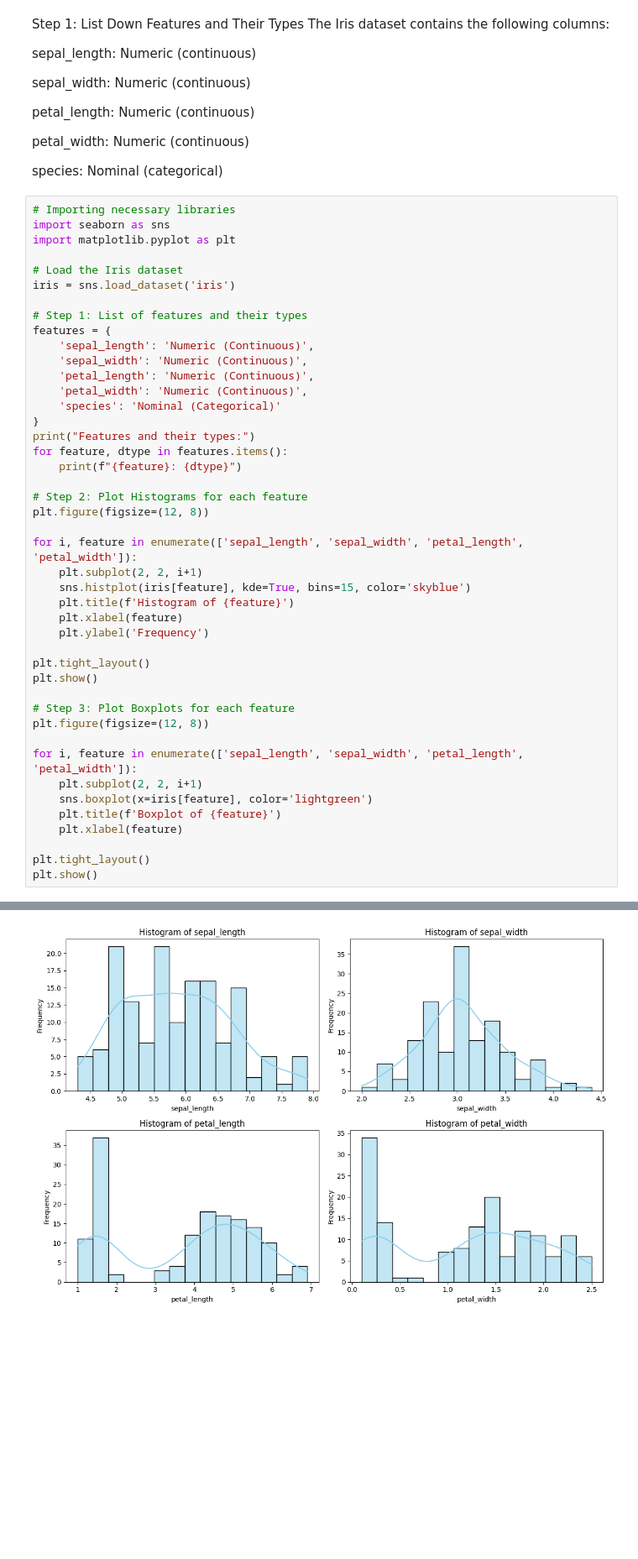
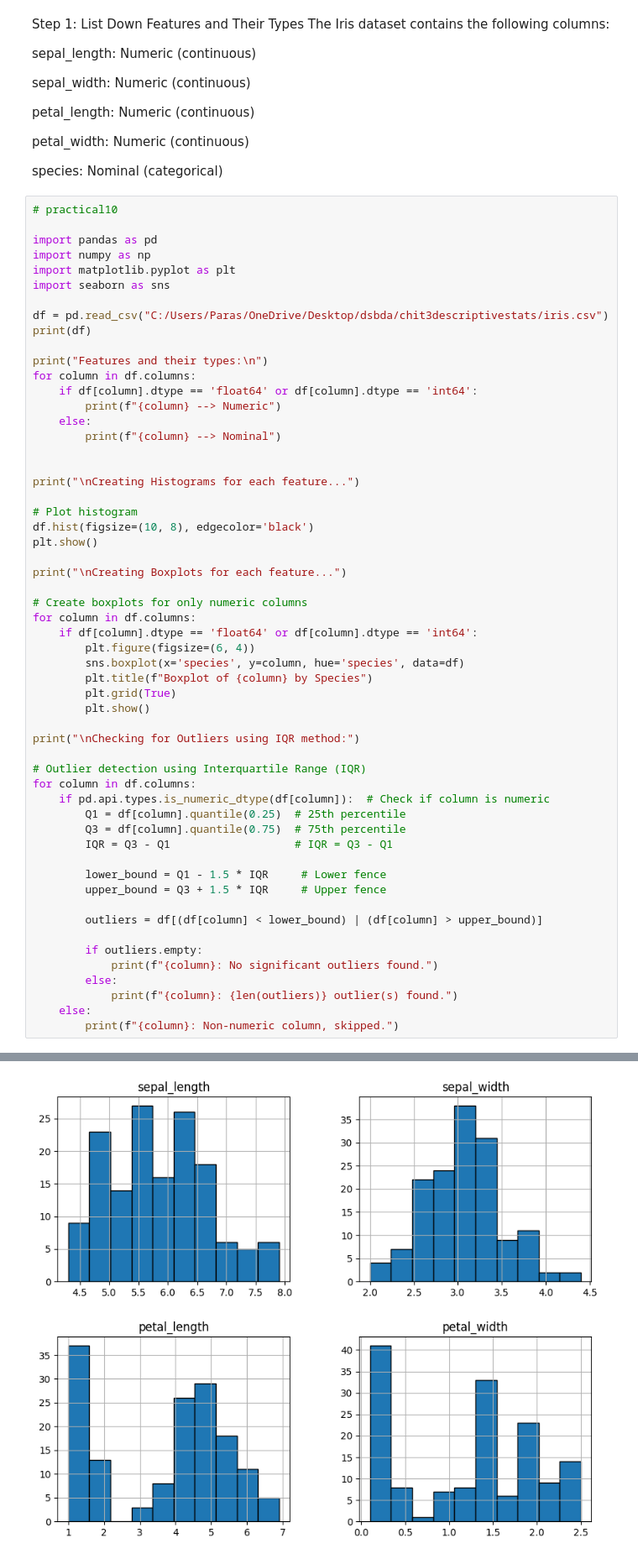
Before and after one commit to shreyapmahajan20/d, a Jupyter notebook: chit10_datavisualization3.ipynb, the cells around one changed output, grey strips where cells are left out. Shown at 84% size. Saved outputs shown, nothing was run; the diff lists cells and outputs as text; blank space fills up the shorter version.

```diff
--- a/chit10_datavisualization3.ipynb
+++ b/chit10_datavisualization3.ipynb
@@ -12,47 +12,59 @@ petal_width: Numeric (continuous)
 
 species: Nominal (categorical)
 # %%
-# Importing necessary libraries
+# practical10
+
+import pandas as pd
+import numpy as np
+import matplotlib.pyplot as plt
 import seaborn as sns
-import matplotlib.pyplot as plt
 
-# Load the Iris dataset
-iris = sns.load_dataset('iris')
+df = pd.read_csv("C:/Users/Paras/OneDrive/Desktop/dsbda/chit3descriptivestats/iris.csv")
+print(df)
 
-# Step 1: List of features and their types
-features = {
-    'sepal_length': 'Numeric (Continuous)',
-    'sepal_width': 'Numeric (Continuous)',
-    'petal_length': 'Numeric (Continuous)',
-    'petal_width': 'Numeric (Continuous)',
-    'species': 'Nominal (Categorical)'
-}
-print("Features and their types:")
-for feature, dtype in features.items():
-    print(f"{feature}: {dtype}")
+print("Features and their types:\n")
+for column in df.columns:
+    if df[column].dtype == 'float64' or df[column].dtype == 'int64':
+        print(f"{column} --> Numeric")
+    else:
+        print(f"{column} --> Nominal")
 
-# Step 2: Plot Histograms for each feature
-plt.figure(figsize=(12, 8))
 
-for i, feature in enumerate(['sepal_length', 'sepal_width', 'petal_length', 'petal_width']):
-    plt.subplot(2, 2, i+1)
-    sns.histplot(iris[feature], kde=True, bins=15, color='skyblue')
-    plt.title(f'Histogram of {feature}')
-    plt.xlabel(feature)
-    plt.ylabel('Frequency')
+print("\nCreating Histograms for each feature...")
 
-plt.tight_layout()
+# Plot histogram
+df.hist(figsize=(10, 8), edgecolor='black')
 plt.show()
 
-# Step 3: Plot Boxplots for each feature
-plt.figure(figsize=(12, 8))
+print("\nCreating Boxplots for each feature...")
 
-for i, feature in enumerate(['sepal_length', 'sepal_width', 'petal_length', 'petal_width']):
-    plt.subplot(2, 2, i+1)
-    sns.boxplot(x=iris[feature], color='lightgreen')
-    plt.title(f'Boxplot of {feature}')
-    plt.xlabel(feature)
+# Create boxplots for only numeric columns
+for column in df.columns:
+    if df[column].dtype == 'float64' or df[column].dtype == 'int64':
+        plt.figure(figsize=(6, 4))
+        sns.boxplot(x='species', y=column, hue='species', data=df)
+        plt.title(f"Boxplot of {column} by Species")
+        plt.grid(True)
+        plt.show()
 
-plt.tight_layout()
-plt.show()
+print("\nChecking for Outliers using IQR method:")
+
+# Outlier detection using Interquartile Range (IQR)
+for column in df.columns:
+    if pd.api.types.is_numeric_dtype(df[column]):  # Check if column is numeric
+        Q1 = df[column].quantile(0.25)  # 25th percentile
+        Q3 = df[column].quantile(0.75)  # 75th percentile
+        IQR = Q3 - Q1                   # IQR = Q3 - Q1
+
+        lower_bound = Q1 - 1.5 * IQR     # Lower fence
+        upper_bound = Q3 + 1.5 * IQR     # Upper fence
+
+        outliers = df[(df[column] < lower_bound) | (df[column] > upper_bound)]
+
+        if outliers.empty:
+            print(f"{column}: No significant outliers found.")
+        else:
+            print(f"{column}: {len(outliers)} outlier(s) found.")
+    else:
+        print(f"{column}: Non-numeric column, skipped.")
 # %% [output]
@@ -65 +88 @@ species: Nominal (Categorical)
-[figure, old version]
+[figure, new version]
```
Also changed, not shown: parts of 1 cell of this notebook, 1 other file.
